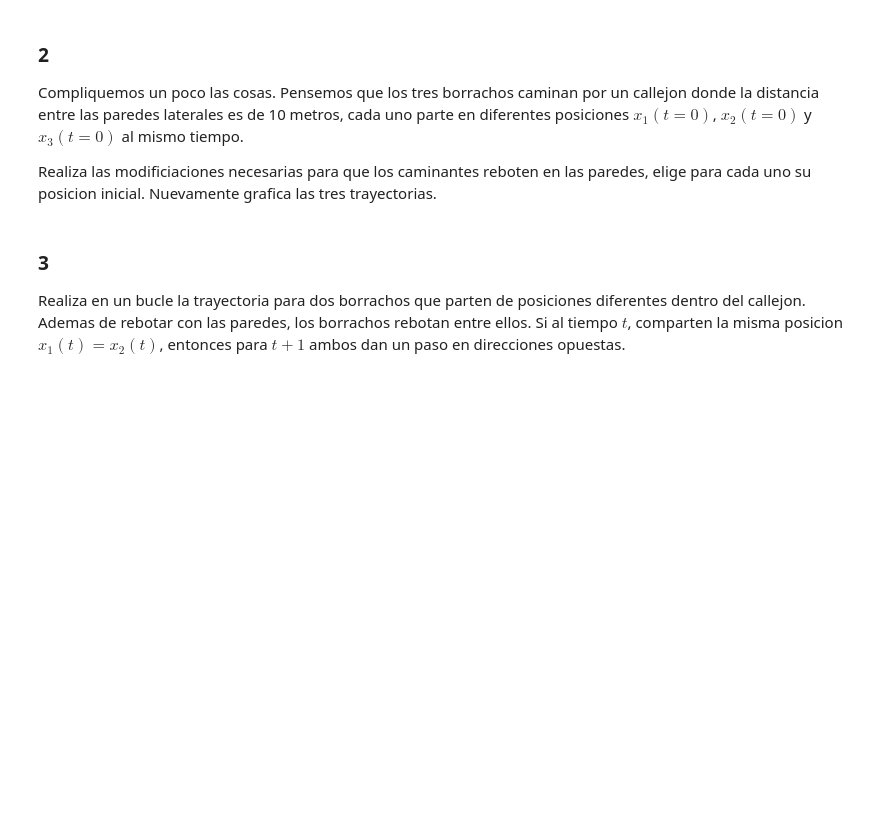
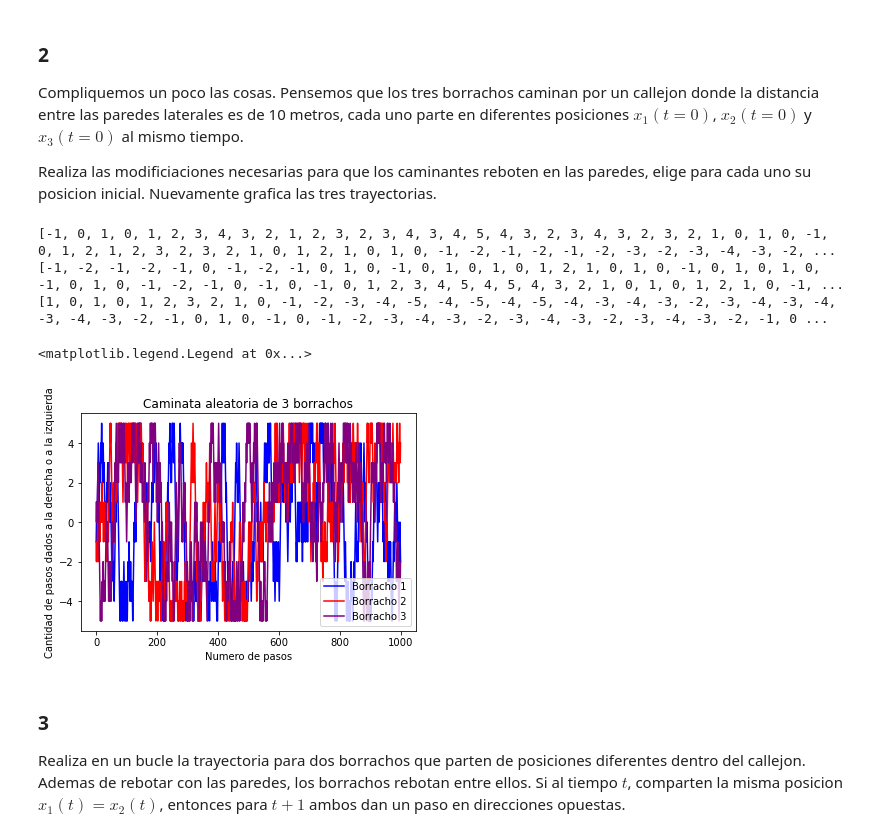
Before and after one commit to AndresAVargas/Fisica_Computacional, a Jupyter notebook: Tareas/Tarea1_FC_2022-2.ipynb, the cells around one changed output. Saved outputs shown, nothing was run; the diff lists cells and outputs as text; code cells hidden in the pictures; blank space fills up the shorter version.

```diff
--- a/Tareas/Tarea1_FC_2022-2.ipynb
+++ b/Tareas/Tarea1_FC_2022-2.ipynb
@@ -208,6 +208,61 @@ legend()
 Compliquemos un poco las cosas.  Pensemos que los tres borrachos caminan por un callejon donde la distancia entre las paredes laterales es de 10 metros,  cada uno parte en diferentes posiciones $x_{1}(t=0)$,  $x_{2}(t=0)$  y $x_{3}(t=0)$  al mismo tiempo.
 
  Realiza las modificiaciones necesarias para que los caminantes reboten en las paredes, elige para cada uno su posicion inicial. Nuevamente grafica las tres trayectorias.
+# %%
+x=0 # Posicion Borracho 1
+y=0 # Posicion Borracho 2
+z=0 # Posicion Borracho 3
+direccion=[1,-1]
+caminata1=[]
+caminata2=[]
+caminata3=[]
+for t in range(1000):
+    paso1 = direccion[randint(0,2)]
+    paso2 = direccion[randint(0,2)]
+    paso3 = direccion[randint(0,2)]
+    if x<5 and x>-5:
+        x+=paso1
+        caminata1.append(x)
+    elif x==5:
+        x+=-1
+        caminata1.append(x)
+    elif x==-5:
+        x+=1
+        caminata1.append(x)
+    if y<5 and y>-5:
+        y+=paso2
+        caminata2.append(y)
+    elif y==5:
+        y+=-1
+        caminata2.append(y)
+    elif y==-5:
+        y+=1
+        caminata2.append(y)
+    if z<5 and z>-5:
+        z+=paso3
+        caminata3.append(z)
+    elif z==5:
+        z+=-1
+        caminata3.append(z)
+    elif z==-5:
+        z+=1
+        caminata3.append(z)
+print(caminata1)
+print(caminata2)
+print(caminata3)
+plot(caminata1, color='b', label='Borracho 1')
+plot(caminata2, color='r', label='Borracho 2')
+plot(caminata3, color='purple', label='Borracho 3')
+title('Caminata aleatoria de 3 borrachos')
+ylabel('Cantidad de pasos dados a la derecha o a la izquierda')
+xlabel('Numero de pasos')
+legend()
+# %% [output]
+[-1, 0, 1, 0, 1, 2, 3, 4, 3, 2, 1, 2, 3, 2, 3, 4, 3, 4, 5, 4, 3, 2, 3, 4, 3, 2, 3, 2, 1, 0, 1, 0, -1, 0, 1, 2, 1, 2, 3, 2, 3, 2, 1, 0, 1, 2, 1, 0, 1, 0, -1, -2, -1, -2, -1, -2, -3, -2, -3, -4, -3, -2, ...
+[-1, -2, -1, -2, -1, 0, -1, -2, -1, 0, 1, 0, -1, 0, 1, 0, 1, 0, 1, 2, 1, 0, 1, 0, -1, 0, 1, 0, 1, 0, -1, 0, 1, 0, -1, -2, -1, 0, -1, 0, -1, 0, 1, 2, 3, 4, 5, 4, 5, 4, 3, 2, 1, 0, 1, 0, 1, 2, 1, 0, -1, ...
+[1, 0, 1, 0, 1, 2, 3, 2, 1, 0, -1, -2, -3, -4, -5, -4, -5, -4, -5, -4, -3, -4, -3, -2, -3, -4, -3, -4, -3, -4, -3, -2, -1, 0, 1, 0, -1, 0, -1, -2, -3, -4, -3, -2, -3, -4, -3, -2, -3, -4, -3, -2, -1, 0 ...
+<matplotlib.legend.Legend at 0x...>
+[figure, added]
 # %% [markdown]
 ### 3
 Realiza en un bucle la trayectoria para dos borrachos que parten de posiciones diferentes dentro del callejon.  Ademas de rebotar con las paredes, los borrachos rebotan entre ellos.  Si al tiempo $t$, comparten la misma posicion $x_{1}(t) = x_{2}(t)$, entonces  para $t+1$ ambos dan un paso en direcciones opuestas.
```
Also changed, not shown: parts of 1 cell of this notebook.
